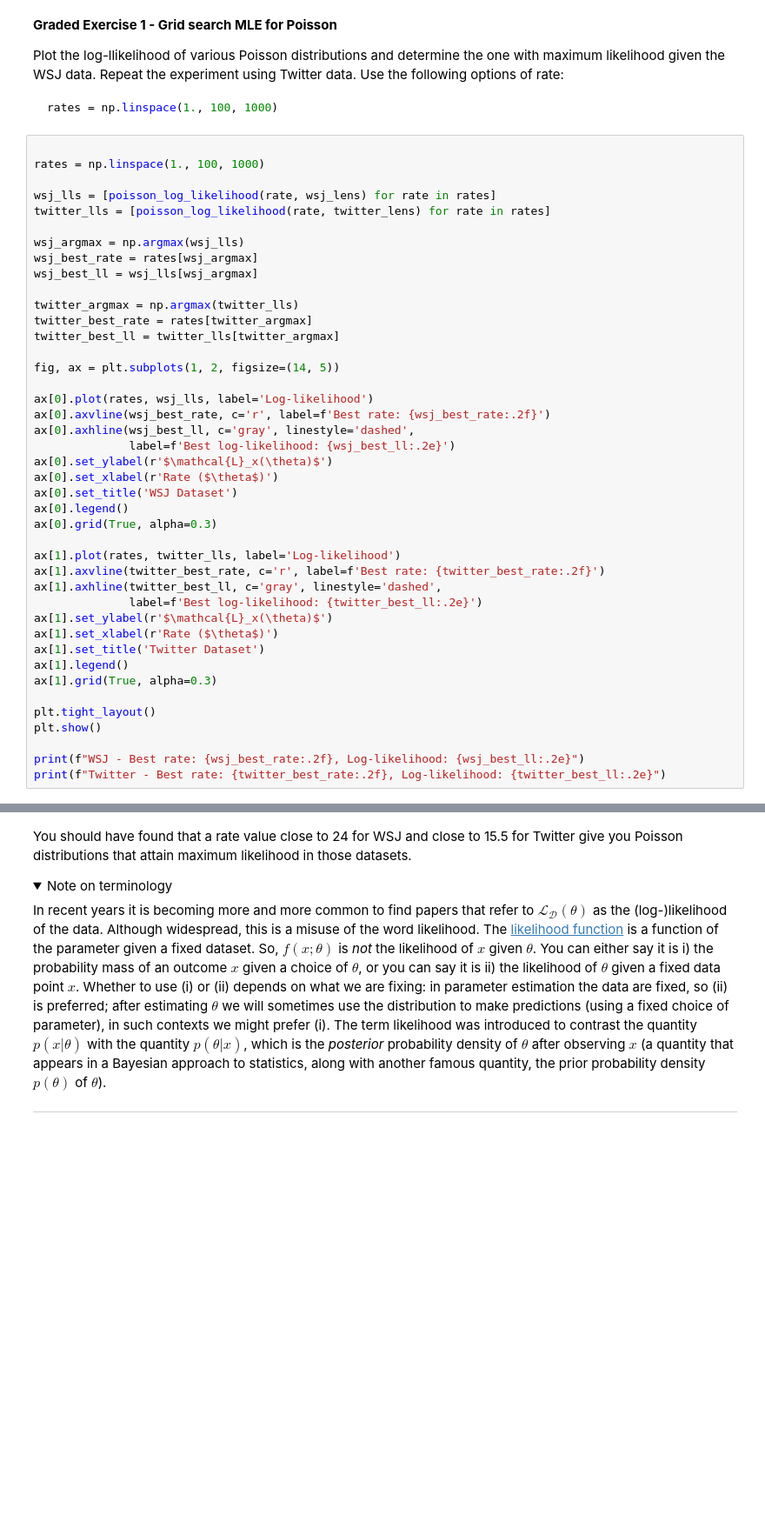
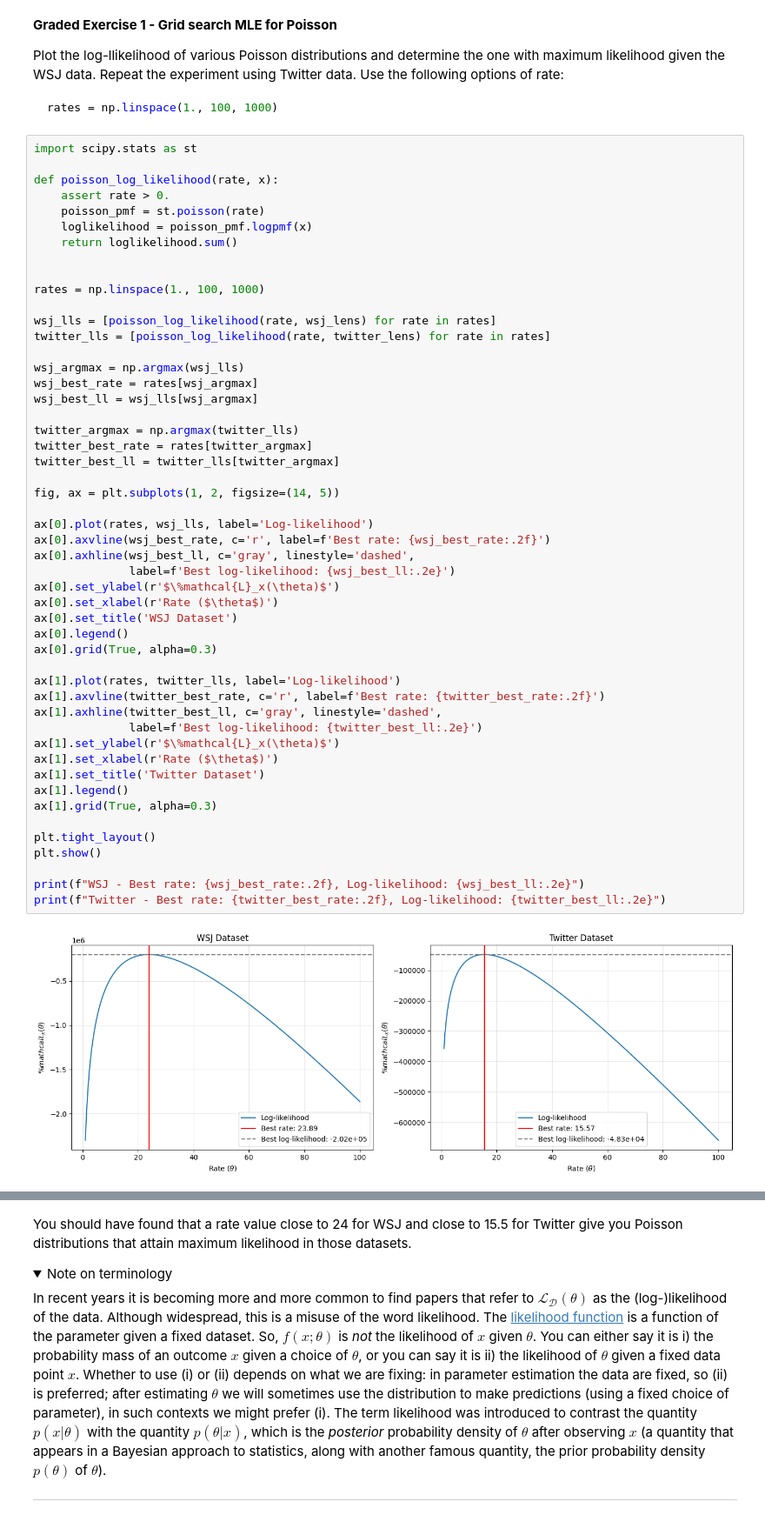
Before and after one commit to valentinaslisser/mlandmlops, a Jupyter notebook: T1.ipynb, the cells around one changed output, grey strips where cells are left out. Shown at 87% size. Drawn from its saved outputs; the diff is of its cells as text; folded sections open; blank space fills up the shorter version.

````diff
--- a/T1.ipynb
+++ b/T1.ipynb
@@ -949,6 +949,14 @@ Plot the log-llikelihood of various Poisson distributions and determine the one
 rates = np.linspace(1., 100, 1000)
 ```
 # %%
+import scipy.stats as st
+
+def poisson_log_likelihood(rate, x):
+    assert rate > 0.
+    poisson_pmf = st.poisson(rate)
+    loglikelihood = poisson_pmf.logpmf(x)
+    return loglikelihood.sum()
+
 
 rates = np.linspace(1., 100, 1000)
 
@@ -961,32 +969,34 @@ wsj_best_ll = wsj_lls[wsj_argmax]
 
 twitter_argmax = np.argmax(twitter_lls)
 twitter_best_rate = rates[twitter_argmax]
 twitter_best_ll = twitter_lls[twitter_argmax]
 
 fig, ax = plt.subplots(1, 2, figsize=(14, 5))
 
 ax[0].plot(rates, wsj_lls, label='Log-likelihood')
 ax[0].axvline(wsj_best_rate, c='r', label=f'Best rate: {wsj_best_rate:.2f}')
 ax[0].axhline(wsj_best_ll, c='gray', linestyle='dashed',
               label=f'Best log-likelihood: {wsj_best_ll:.2e}')
-ax[0].set_ylabel(r'$\mathcal{L}_x(\theta)$')
+ax[0].set_ylabel(r'$\%mathcal{L}_x(\theta)$')
 ax[0].set_xlabel(r'Rate ($\theta$)')
 ax[0].set_title('WSJ Dataset')
 ax[0].legend()
 ax[0].grid(True, alpha=0.3)
 
 ax[1].plot(rates, twitter_lls, label='Log-likelihood')
 ax[1].axvline(twitter_best_rate, c='r', label=f'Best rate: {twitter_best_rate:.2f}')
 ax[1].axhline(twitter_best_ll, c='gray', linestyle='dashed',
               label=f'Best log-likelihood: {twitter_best_ll:.2e}')
-ax[1].set_ylabel(r'$\mathcal{L}_x(\theta)$')
+ax[1].set_ylabel(r'$\%mathcal{L}_x(\theta)$')
 ax[1].set_xlabel(r'Rate ($\theta$)')
 ax[1].set_title('Twitter Dataset')
 ax[1].legend()
 ax[1].grid(True, alpha=0.3)
 
 plt.tight_layout()
 plt.show()
 
 print(f"WSJ - Best rate: {wsj_best_rate:.2f}, Log-likelihood: {wsj_best_ll:.2e}")
 print(f"Twitter - Best rate: {twitter_best_rate:.2f}, Log-likelihood: {twitter_best_ll:.2e}")
+# %% [output]
+[figure, added]
````
Also changed, not shown: parts of 5 cells of this notebook.
